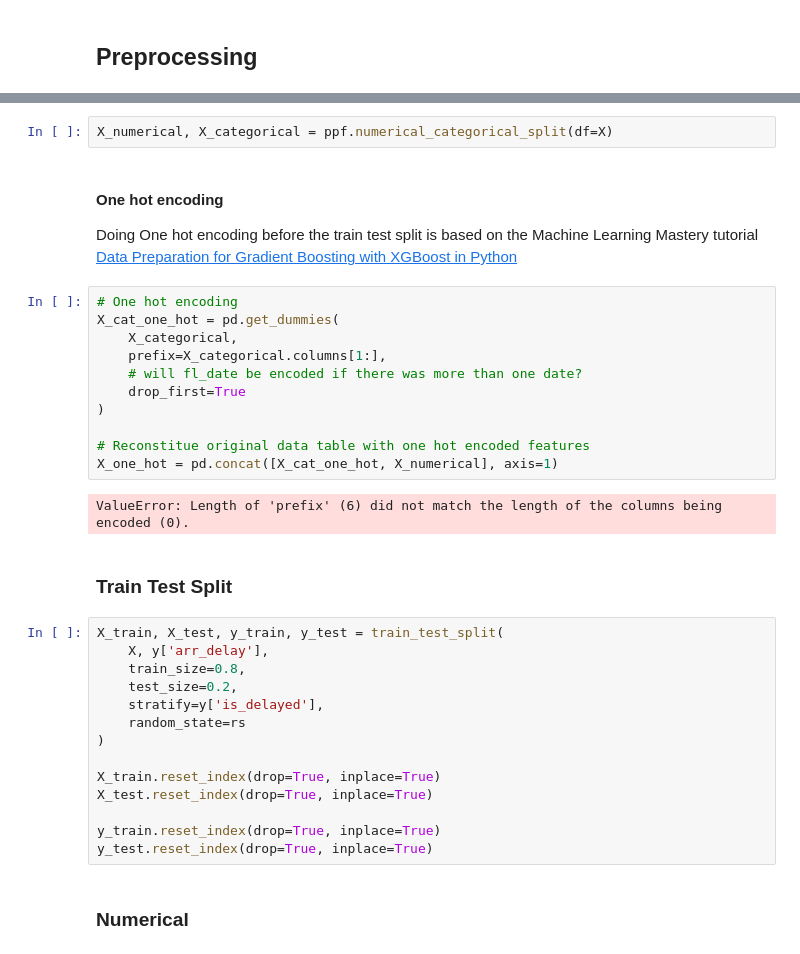
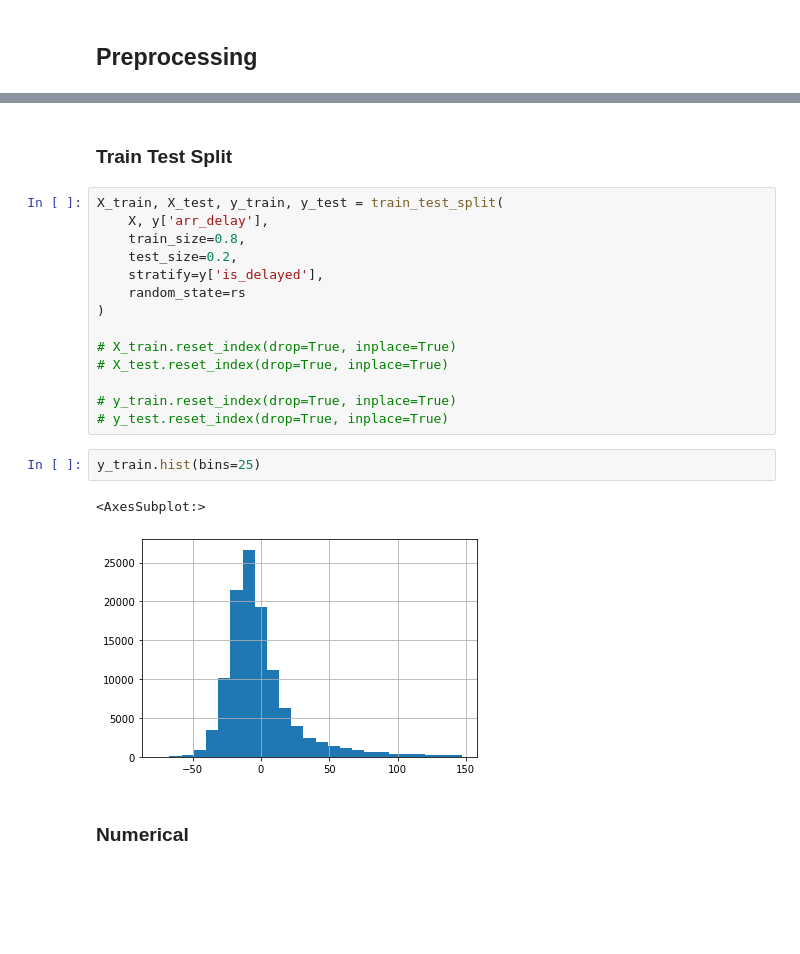
Before and after one commit to Mkyleran/mid-term-project-I, a Jupyter notebook: src/XGBoost_2.ipynb, the cells around one changed output, grey strips where cells are left out. Saved outputs shown, nothing was run; the diff lists cells and outputs as text; blank space fills up the shorter version.

```diff
--- a/src/XGBoost_2.ipynb
+++ b/src/XGBoost_2.ipynb
@@ -324,21 +324,3 @@ plt.show()
-# %%
-X_numerical, X_categorical = ppf.numerical_categorical_split(df=X)
-# %% [markdown]
-#### One hot encoding
-Doing One hot encoding before the train test split is based on the Machine Learning Mastery tutorial [Data Preparation for Gradient Boosting with XGBoost in Python](https://machinelearningmastery.com/data-preparation-gradient-boosting-xgboost-python/)
-# %%
-# One hot encoding
-X_cat_one_hot = pd.get_dummies(
-    X_categorical,
-    prefix=X_categorical.columns[1:],
-    # will fl_date be encoded if there was more than one date?
-    drop_first=True
-)
-
-# Reconstitue original data table with one hot encoded features
-X_one_hot = pd.concat([X_cat_one_hot, X_numerical], axis=1)
-# %% [output]
-ValueError: Length of 'prefix' (6) did not match the length of the columns being encoded (0).
 # %% [markdown]
 ### Train Test Split
 # %%
@@ -350,11 +332,16 @@ X_train, X_test, y_train, y_test = train_test_split(
     random_state=rs
 )
 
-X_train.reset_index(drop=True, inplace=True)
-X_test.reset_index(drop=True, inplace=True)
+# X_train.reset_index(drop=True, inplace=True)
+# X_test.reset_index(drop=True, inplace=True)
 
-y_train.reset_index(drop=True, inplace=True)
-y_test.reset_index(drop=True, inplace=True)
+# y_train.reset_index(drop=True, inplace=True)
+# y_test.reset_index(drop=True, inplace=True)
+# %%
+y_train.hist(bins=25)
+# %% [output]
+<AxesSubplot:>
+[figure, added]
 # %% [markdown]
 ### Numerical
 # %%
```
Also changed, not shown: parts of 54 cells of this notebook.
